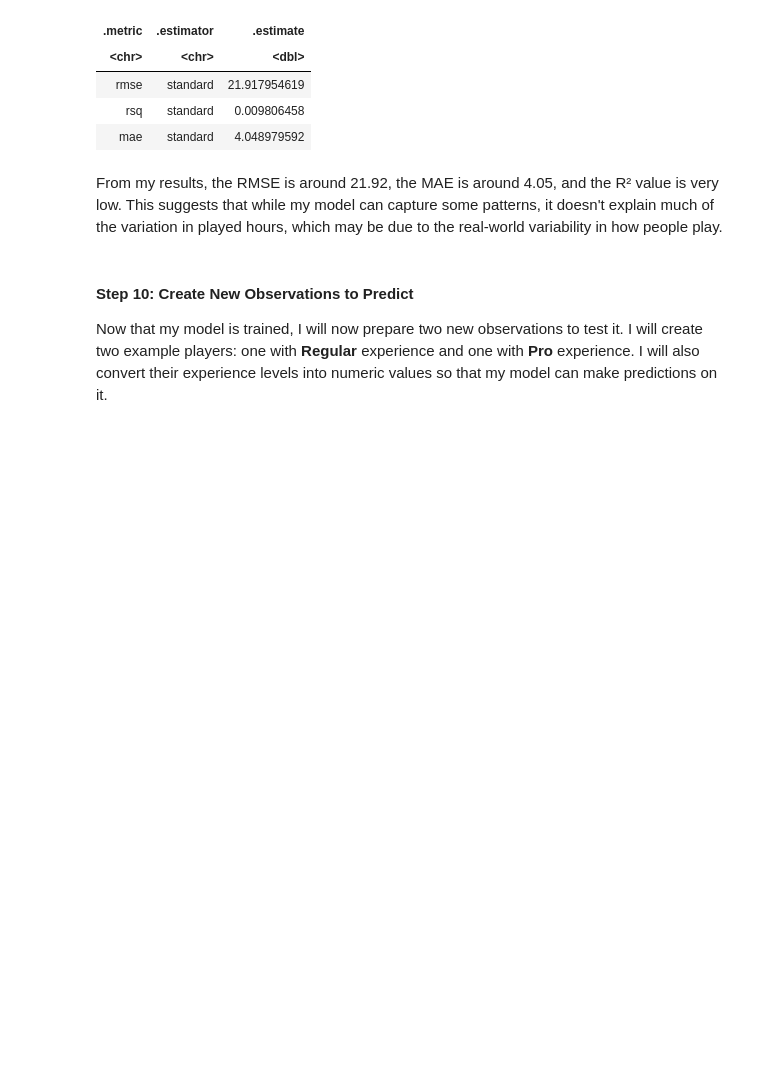
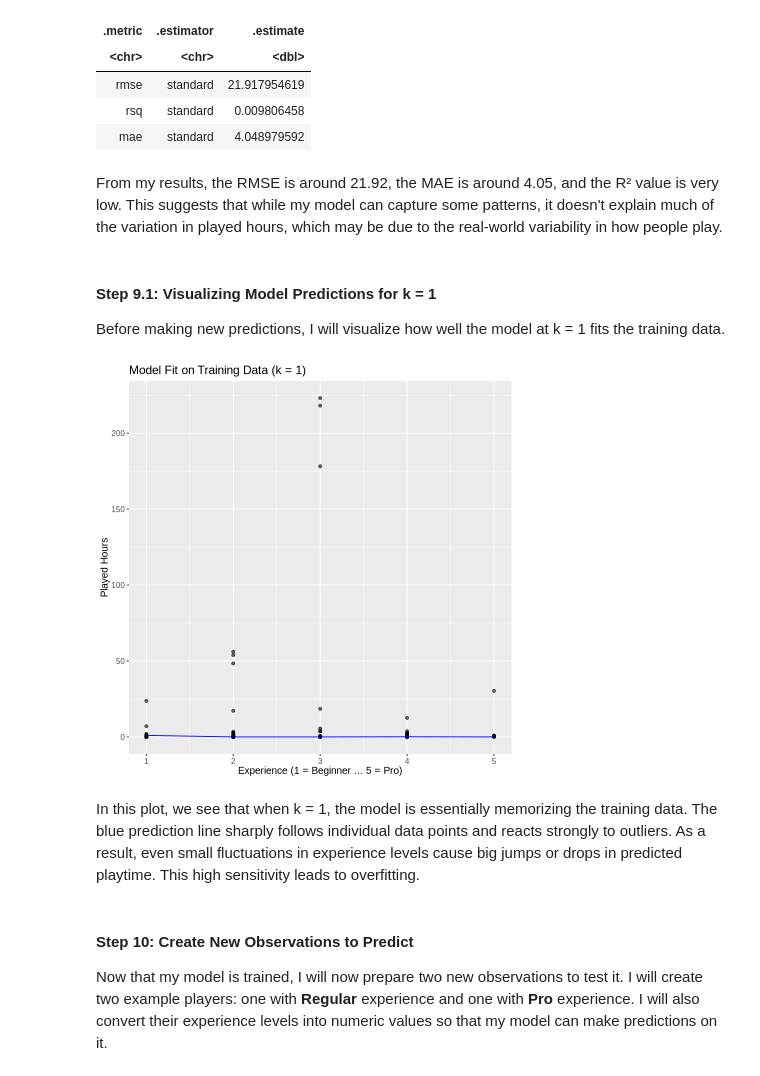
Before and after one commit to anroopchandi/datasci_project, a Jupyter notebook: Project-Notebook.ipynb, the cells around one changed output. Drawn from its saved outputs; the diff is of its cells as text; code cells hidden in the pictures; blank space fills up the shorter version.

```diff
--- a/Project-Notebook.ipynb
+++ b/Project-Notebook.ipynb
@@ -197,12 +209,9 @@ players_recipe <- recipe(played_hours ~ exp_num, data = players_train) |>
 
 Here, I set up the KNN regression model using the kknn engine. Since I don’t know the best value for **k** yet, I have left it open for tuning with the tune function. I will figure out the best **k** later on when I evaluate the model’s performance.
 # %%
-players_spec <- nearest_neighbor(
-                  weight_func = "rectangular",
-                  neighbors   = tune()
-                ) |>
-  set_engine("kknn") |>
-  set_mode("regression")
+players_spec <- nearest_neighbor(weight_func = "rectangular",neighbors = tune()) |>
+set_engine("kknn") |>
+set_mode("regression")
 # %% [markdown]
 #### **Step 4: Cross-validation Setup and Creating the Workflow and Tuning**
 
@@ -221,11 +230,9 @@ At this step, I run a grid search to try out different values of **k** from 1 to
 grid_vals <- tibble(neighbors = seq(1, 50))
 
 players_results <- players_wf |>
-  tune_grid(
-    resamples = players_vfold,
+  tune_grid(resamples = players_vfold,
     grid      = grid_vals,
-    metrics   = metric_set(rmse, rsq)
-  ) |>
+    metrics   = metric_set(rmse, rsq)) |>
   collect_metrics()
 # %% [markdown]
 #### **Step 7: Find the Best k**
@@ -242,10 +248,7 @@ k_min <- players_results |>
 
 Now that I have my best **k** value, I rebuild the model using that value. Then I fit this final model to my entire training data, which allows me to make predictions later on.
 # %%
-players_best_spec <- nearest_neighbor(
-                       weight_func = "rectangular",
-                       neighbors   = k_min
-                     ) |>
+players_best_spec <- nearest_neighbor(weight_func = "rectangular", neighbors = k_min) |>
   set_engine("kknn") |>
   set_mode("regression")
 
@@ -275,6 +278,28 @@ A tibble: 3 × 3
 | mae | standard | 4.048979592 |
 # %% [markdown]
 From my results, the RMSE is around 21.92, the MAE is around 4.05, and the R² value is very low. This suggests that while my model can capture some patterns, it doesn't explain much of the variation in played hours, which may be due to the real-world variability in how people play.
+# %% [markdown]
+#### **Step 9.1: Visualizing Model Predictions for k = 1**
+Before making new predictions, I will visualize how well the model at k = 1 fits the training data.
+# %%
+preds_k1 <- predict(players_best_fit, players_train) |>
+  bind_cols(players_train)
+
+players_plot_k1 <- ggplot(preds_k1, aes(x = exp_num, y = played_hours)) +
+  geom_point(alpha = 0.6) +
+  geom_line(aes(y = .pred), colour = "blue") +
+  labs(
+    x = "Experience (1 = Beginner ... 5 = Pro)",
+    y = "Played Hours",
+    title = "Model Fit on Training Data (k = 1)"
+  ) +
+  theme(text = element_text(size = 12))
+
+players_plot_k1
+# %% [output]
+[figure, added]
+# %% [markdown]
+In this plot, we see that when k = 1, the model is essentially memorizing the training data. The blue prediction line sharply follows individual data points and reacts strongly to outliers. As a result, even small fluctuations in experience levels cause big jumps or drops in predicted playtime. This high sensitivity leads to overfitting.
 # %% [markdown]
 #### **Step 10: Create New Observations to Predict**
 
```
Also changed, not shown: parts of 20 cells of this notebook.
